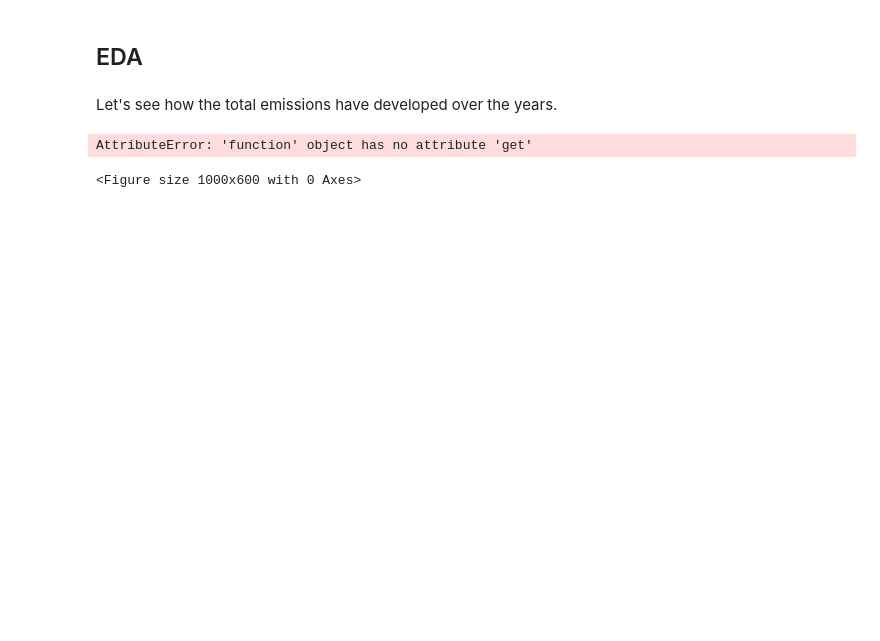
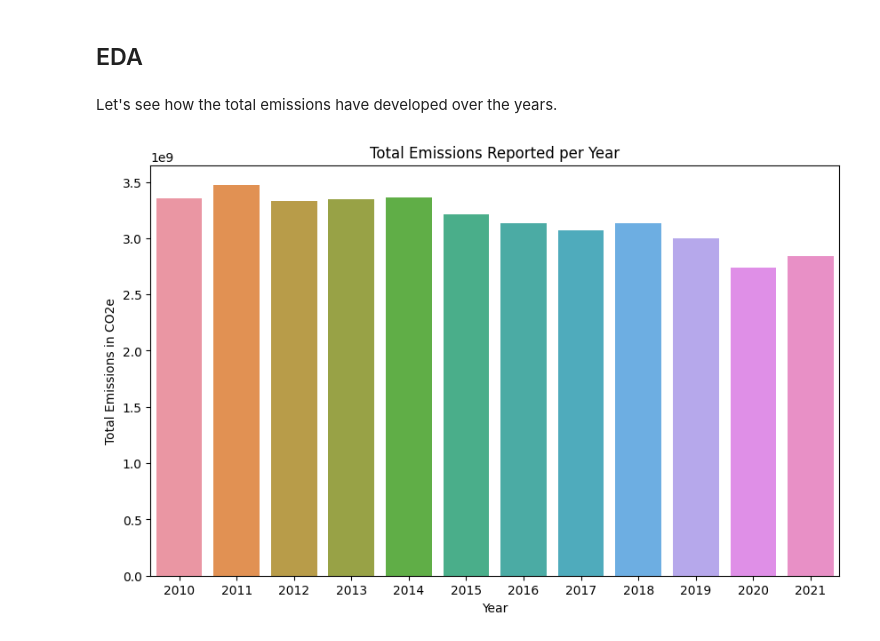
Before and after one commit to dzingariello/ghg-emissions-usa, a Jupyter notebook: ghg-emissions-analysis.ipynb, the cells around one changed output. Saved outputs shown, nothing was run; the diff lists cells and outputs as text; code cells hidden in the pictures; blank space fills up the shorter version.

Commit message:
fixed first chart.

```diff
--- a/ghg-emissions-analysis.ipynb
+++ b/ghg-emissions-analysis.ipynb
@@ -39,14 +39,13 @@ emitters.head()
 # %% [markdown]
 Let's see how the total emissions have developed over the years.
 # %%
-emissions_per_year = emitters.groupby("year")["co2e_emission"].sum().reset_index
+emissions_per_year = emitters.groupby("year")["co2e_emission"].sum().reset_index()
 #print(emissions_per_year)
 plt.figure(figsize=(10, 6))
 sns.barplot(data=emissions_per_year, x="year", y="co2e_emission")
 plt.xlabel('Year')
 plt.ylabel('Total Emissions in CO2e')
 plt.title('Total Emissions Reported per Year')
 plt.show()
 # %% [output]
-AttributeError: 'function' object has no attribute 'get'
-<Figure size 1000x600 with 0 Axes>
+[figure, added]
```
